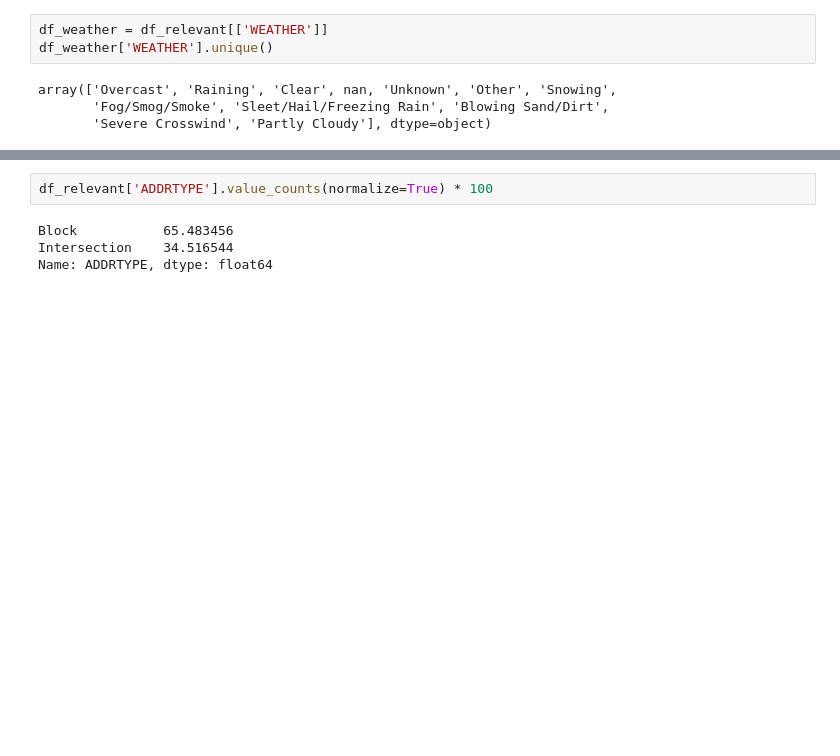
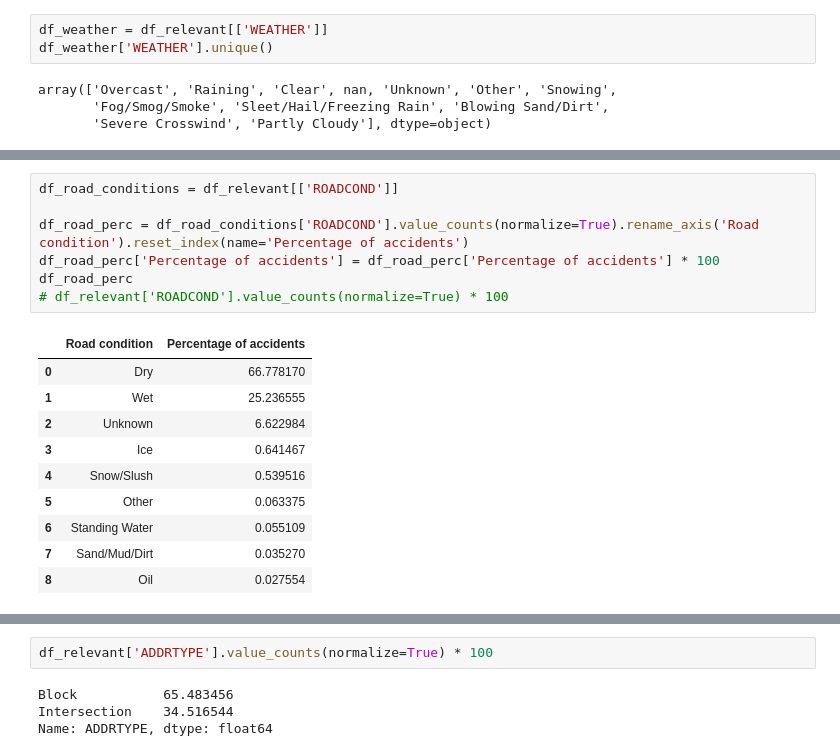
Before and after one commit to hammadyaqoob1985/ibm_capstone_project, a Jupyter notebook: capstone_project.ipynb, the cells around one changed output, grey strips where cells are left out. Cells and saved outputs as stored; diff of their text form; blank space fills up the shorter version.

```diff
--- a/capstone_project.ipynb
+++ b/capstone_project.ipynb
@@ -227,0 +228,18 @@ Name: LIGHTCOND, dtype: float64
+# %%
+df_road_conditions = df_relevant[['ROADCOND']]
+
+df_road_perc = df_road_conditions['ROADCOND'].value_counts(normalize=True).rename_axis('Road condition').reset_index(name='Percentage of accidents')
+df_road_perc['Percentage of accidents'] = df_road_perc['Percentage of accidents'] * 100
+df_road_perc
+# df_relevant['ROADCOND'].value_counts(normalize=True) * 100
+# %% [output]
+|  | Road condition | Percentage of accidents |
+| 0 | Dry | 66.778170 |
+| 1 | Wet | 25.236555 |
+| 2 | Unknown | 6.622984 |
+| 3 | Ice | 0.641467 |
+| 4 | Snow/Slush | 0.539516 |
+| 5 | Other | 0.063375 |
+| 6 | Standing Water | 0.055109 |
+| 7 | Sand/Mud/Dirt | 0.035270 |
+| 8 | Oil | 0.027554 |
```
Also changed, not shown: parts of 12 cells of this notebook.
